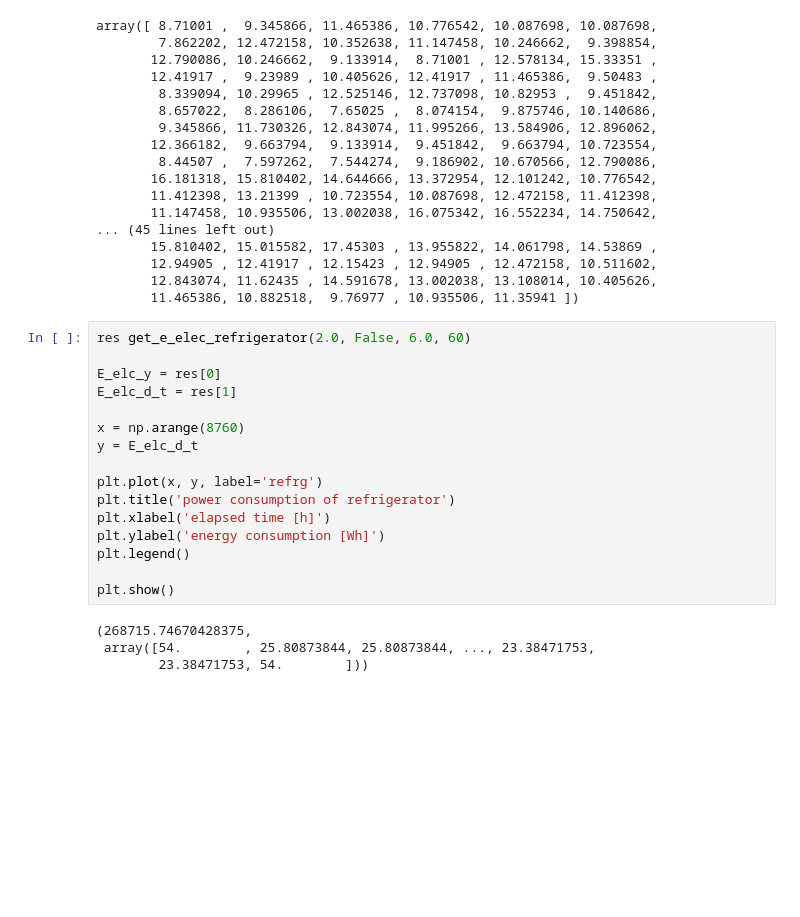
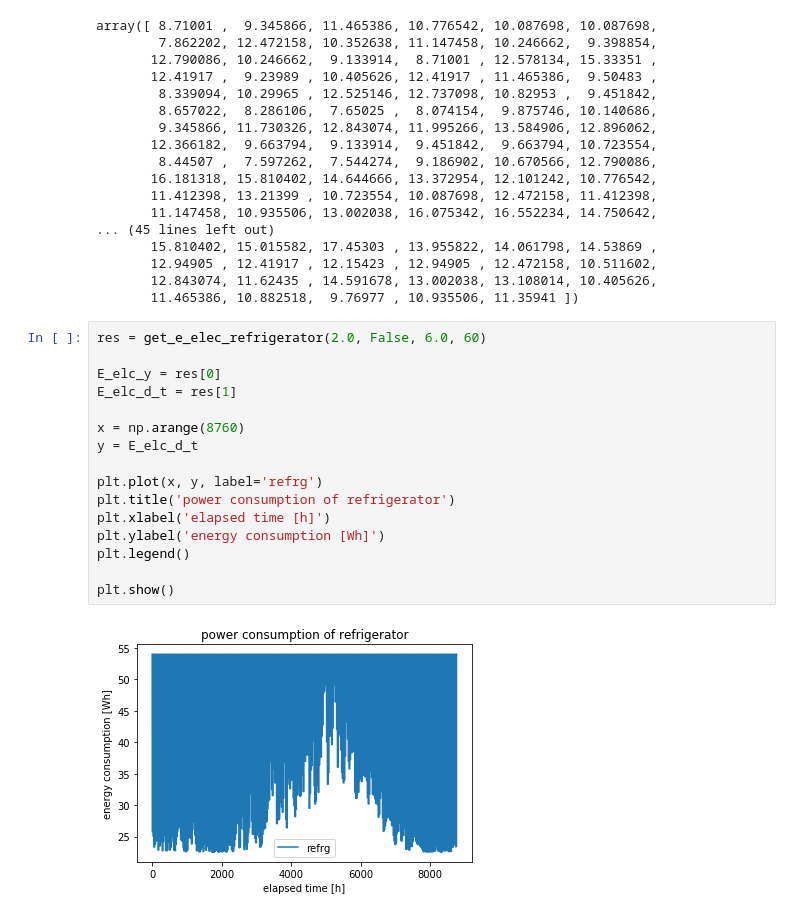
Before and after one commit to jjj-design/jjj_logic, a Jupyter notebook: s10_home_electric_appliance.ipynb, the cells around one changed output. Saved outputs shown, nothing was run; the diff lists cells and outputs as text; blank space fills up the shorter version.

Commit message:
make graph

```diff
--- a/s10_home_electric_appliance.ipynb
+++ b/s10_home_electric_appliance.ipynb
@@ -287,22 +287,20 @@ array([ 8.71001 ,  9.345866, 11.465386, 10.776542, 10.087698, 10.087698,
        12.843074, 11.62435 , 14.591678, 13.002038, 13.108014, 10.405626,
        11.465386, 10.882518,  9.76977 , 10.935506, 11.35941 ])
 # %%
-res get_e_elec_refrigerator(2.0, False, 6.0, 60)
+res = get_e_elec_refrigerator(2.0, False, 6.0, 60)
 
 E_elc_y = res[0]
 E_elc_d_t = res[1]
 
 x = np.arange(8760)
 y = E_elc_d_t
 
 plt.plot(x, y, label='refrg')
 plt.title('power consumption of refrigerator')
 plt.xlabel('elapsed time [h]')
 plt.ylabel('energy consumption [Wh]')
 plt.legend()
 
 plt.show()
 # %% [output]
-(268715.74670428375,
- array([54.        , 25.80873844, 25.80873844, ..., 23.38471753,
-        23.38471753, 54.        ]))
+[figure, added]
```
